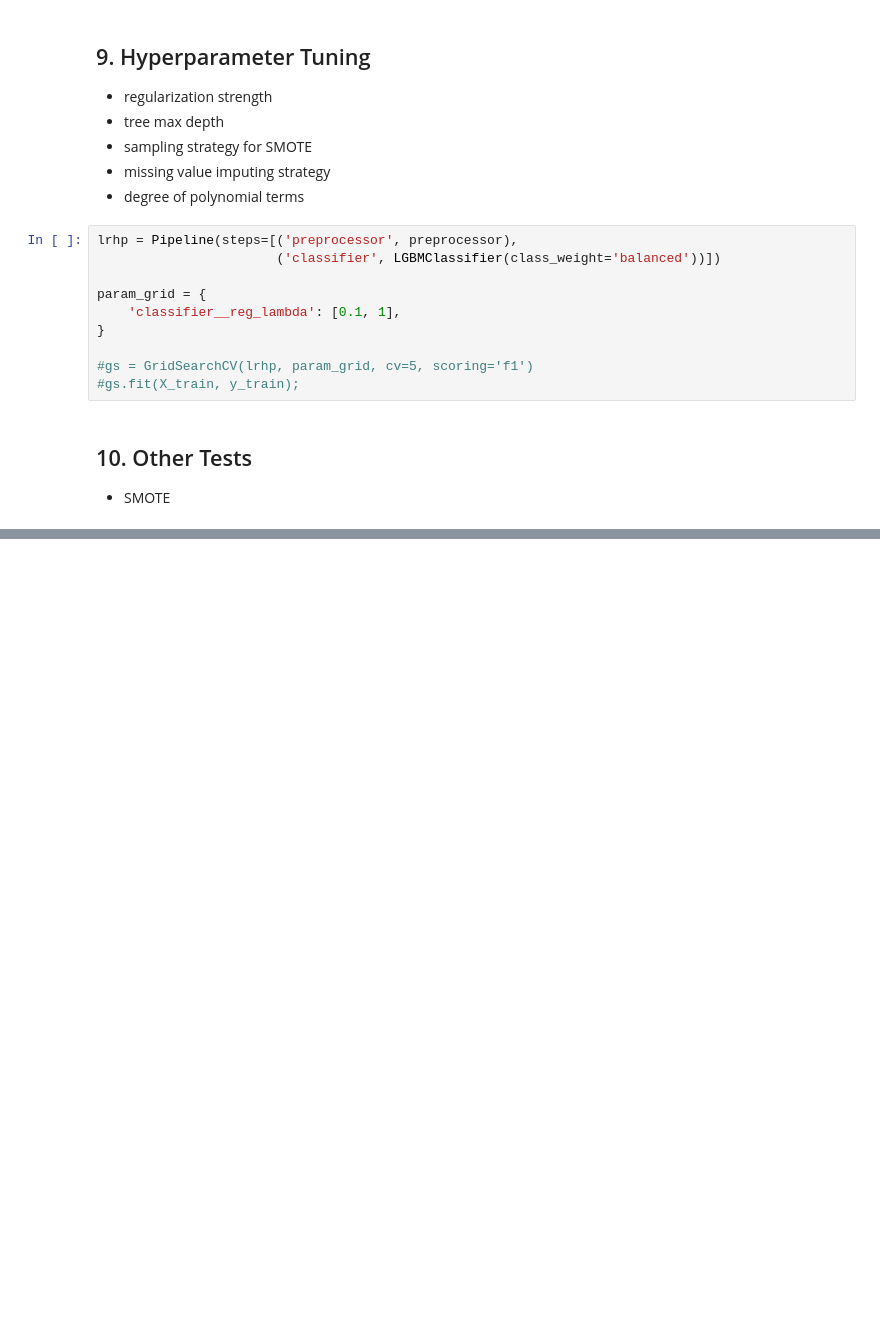
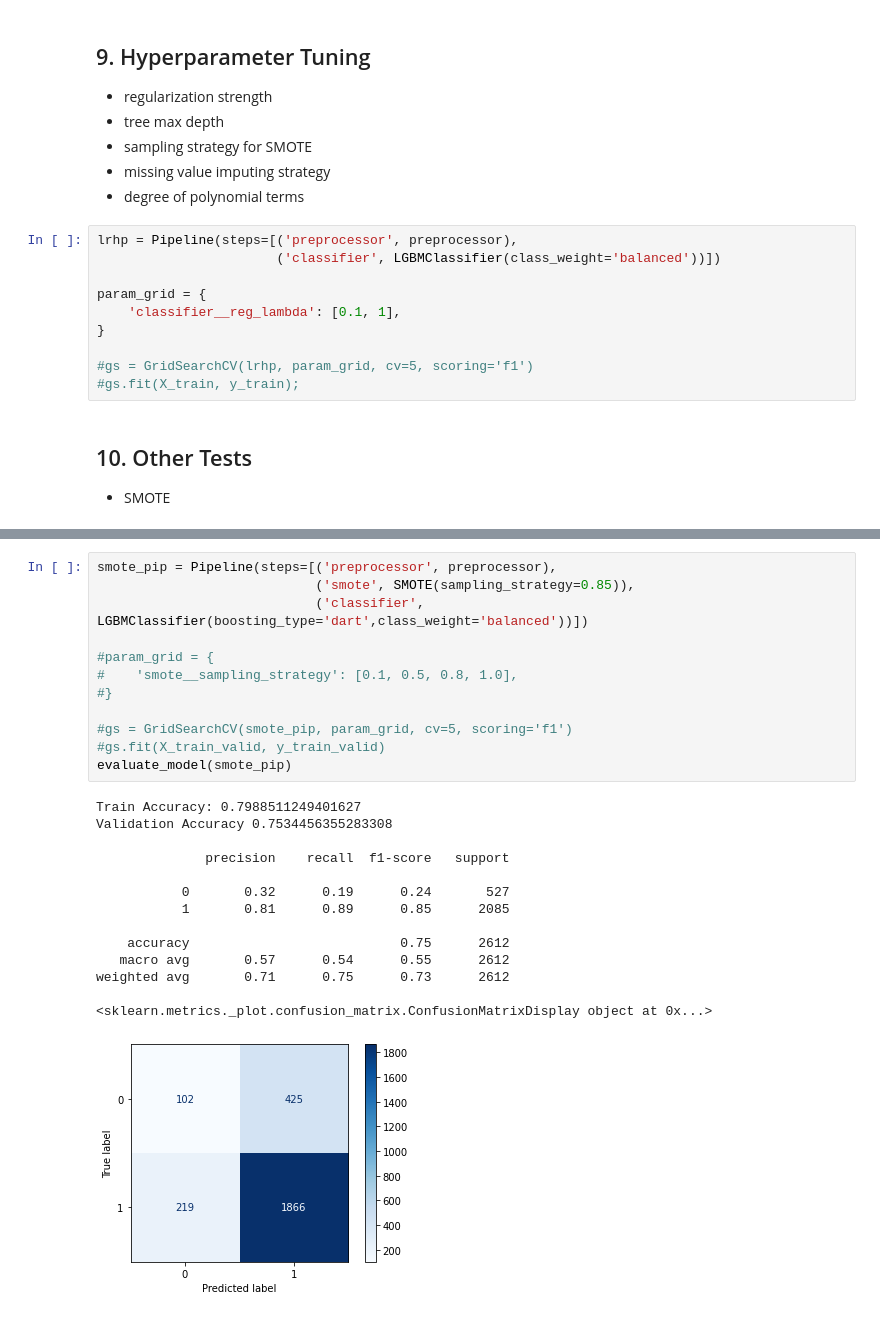
Before and after one commit to aakanksha023/EVAN, a Jupyter notebook: src/03_modelling/modelling.ipynb, the cells around one changed output, grey strips where cells are left out. Saved outputs shown, nothing was run; the diff lists cells and outputs as text; blank space fills up the shorter version.

```diff
--- a/src/03_modelling/modelling.ipynb
+++ b/src/03_modelling/modelling.ipynb
@@ -285,0 +476,27 @@ evaluate_model(smote_pip)
+# %%
+smote_pip = Pipeline(steps=[('preprocessor', preprocessor),
+                            ('smote', SMOTE(sampling_strategy=0.85)),
+                            ('classifier',  LGBMClassifier(boosting_type='dart',class_weight='balanced'))])
+
+#param_grid = {
+#    'smote__sampling_strategy': [0.1, 0.5, 0.8, 1.0],
+#}
+
+#gs = GridSearchCV(smote_pip, param_grid, cv=5, scoring='f1')
+#gs.fit(X_train_valid, y_train_valid)
+evaluate_model(smote_pip)
+# %% [output]
+Train Accuracy: 0.7988511249401627
+Validation Accuracy 0.7534456355283308
+
+              precision    recall  f1-score   support
+
+           0       0.32      0.19      0.24       527
+           1       0.81      0.89      0.85      2085
+
+    accuracy                           0.75      2612
+   macro avg       0.57      0.54      0.55      2612
+weighted avg       0.71      0.75      0.73      2612
+
+<sklearn.metrics._plot.confusion_matrix.ConfusionMatrixDisplay object at 0x...>
+[figure, added]
```
Also changed, not shown: parts of 36 cells of this notebook.
